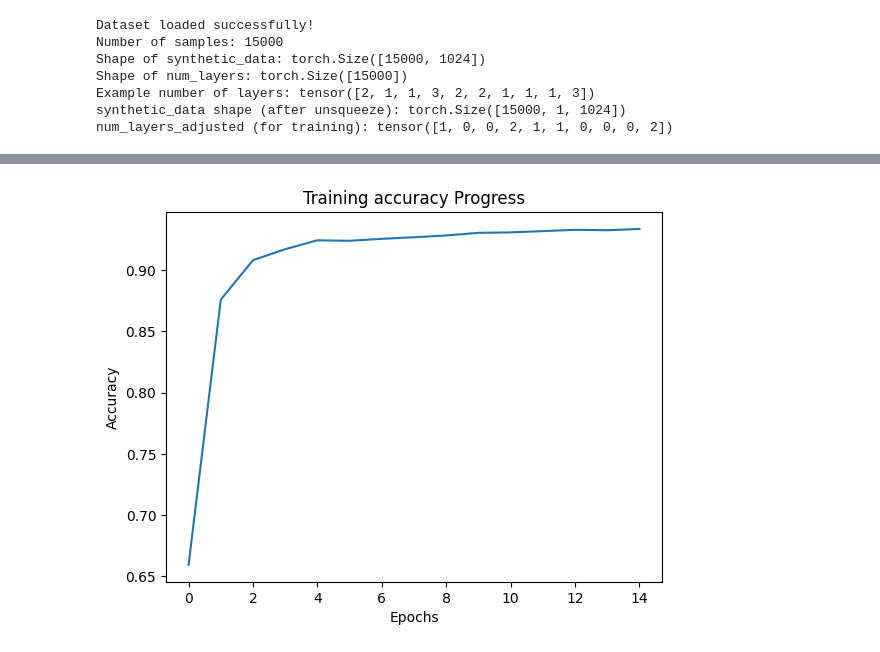
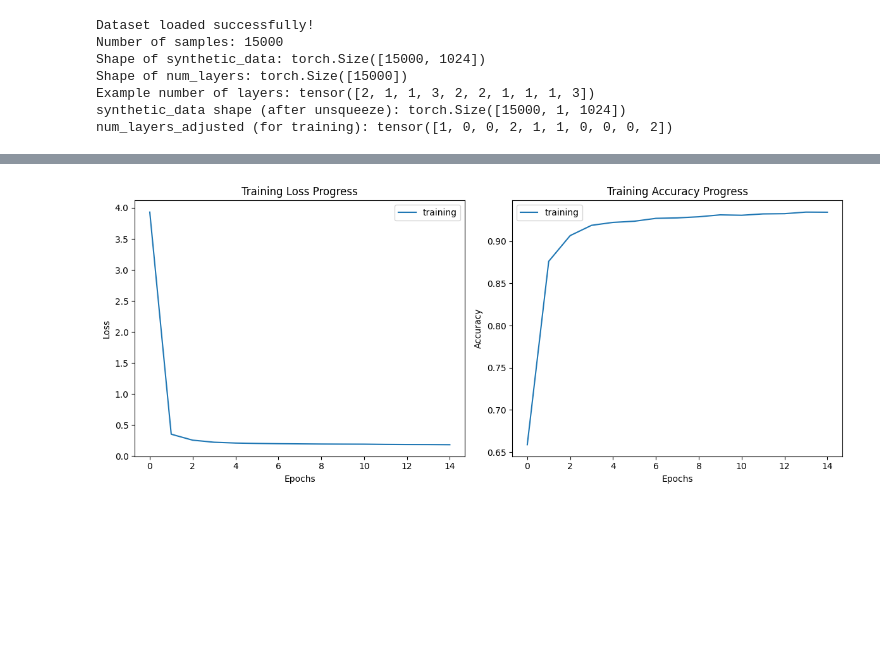
Before and after one commit to tls54/THz-TD-CNN, a Jupyter notebook: finetuning.ipynb, the cells around one changed output, grey strips where cells are left out. Cells and saved outputs as stored; diff of their text form; code cells hidden in the pictures; blank space fills up the shorter version.

```diff
--- a/finetuning.ipynb
+++ b/finetuning.ipynb
@@ -93,12 +91,24 @@ plt.show()
-# %%
-# Plot the accuracy values
-plt.plot(train_acc, label='training')
-plt.xlabel('Epochs')
-plt.ylabel('Accuracy')
-plt.title('Training accuracy Progress')
-plt.show()
-# %% [output]
-[figure, removed]
+# %%
+fig, axs = plt.subplots(1, 2, figsize=(12, 5))
+
+# Plot loss
+axs[0].plot(train_loss, label='training')
+axs[0].set_xlabel('Epochs')
+axs[0].set_ylabel('Loss')
+axs[0].set_title('Training Loss Progress')
+axs[0].legend()
+
+# Plot accuracy
+axs[1].plot(train_acc, label='training')
+axs[1].set_xlabel('Epochs')
+axs[1].set_ylabel('Accuracy')
+axs[1].set_title('Training Accuracy Progress')
+axs[1].legend()
+
+plt.tight_layout()
+plt.show()
+# %% [output]
+[figure, added]
 # %%
 plt.plot(lr_vals)
 plt.xlabel("Epoch")
```
Also changed, not shown: parts of 5 cells of this notebook, 1 other file.
